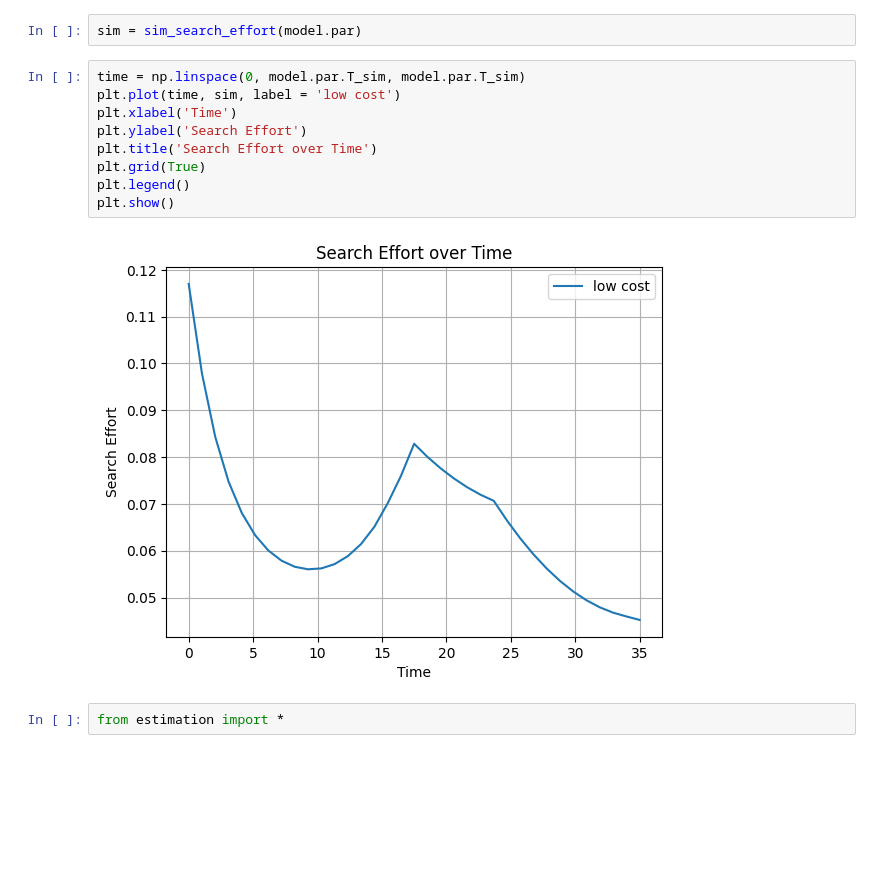
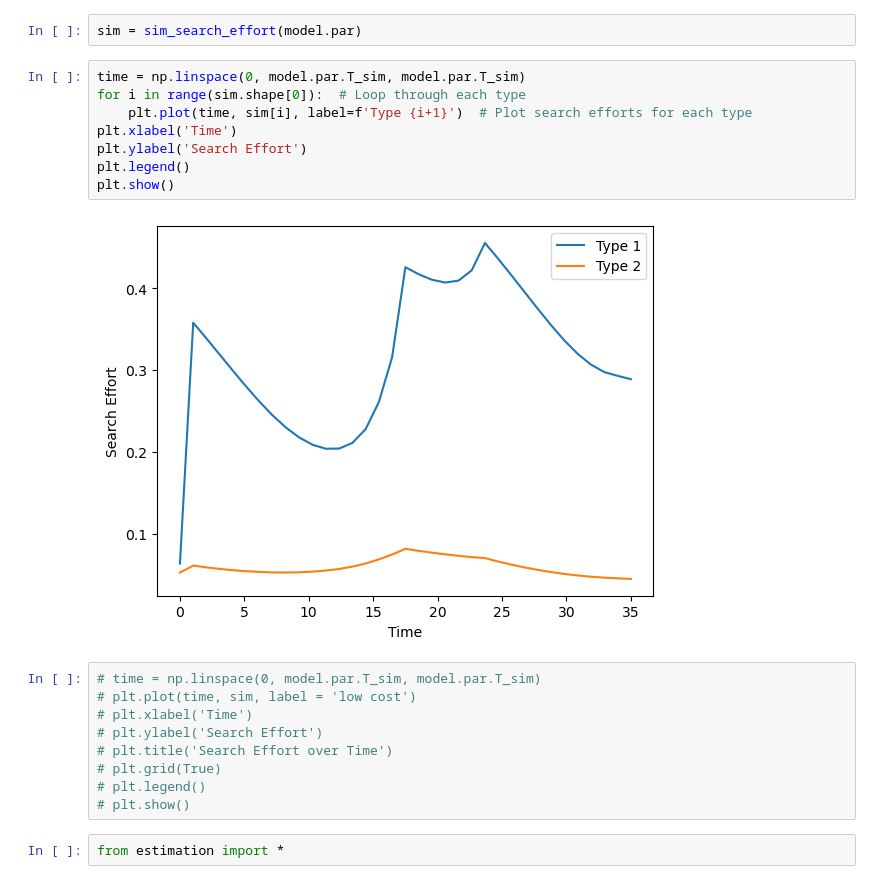
Before and after one commit to qrn838/Dynamic-programming-project, a Jupyter notebook: 1. hand to mouth.ipynb, the cells around one changed output. Saved outputs shown, nothing was run; the diff lists cells and outputs as text; blank space fills up the shorter version.

Commit message:
sim_types_notdone

```diff
--- a/1. hand to mouth.ipynb
+++ b/1. hand to mouth.ipynb
@@ -39,16 +44,24 @@ plt.show()
 # %%
 sim = sim_search_effort(model.par)
+# %%
+time = np.linspace(0, model.par.T_sim, model.par.T_sim)
+for i in range(sim.shape[0]):  # Loop through each type
+    plt.plot(time, sim[i], label=f'Type {i+1}')  # Plot search efforts for each type
+plt.xlabel('Time')
+plt.ylabel('Search Effort')
+plt.legend()
+plt.show()
+# %% [output]
+[figure, added]
 # %%
-time = np.linspace(0, model.par.T_sim, model.par.T_sim)
-plt.plot(time, sim, label = 'low cost')
-plt.xlabel('Time')
-plt.ylabel('Search Effort')
-plt.title('Search Effort over Time')
-plt.grid(True)
-plt.legend()
-plt.show()
+# time = np.linspace(0, model.par.T_sim, model.par.T_sim)
+# plt.plot(time, sim, label = 'low cost')
+# plt.xlabel('Time')
+# plt.ylabel('Search Effort')
+# plt.title('Search Effort over Time')
+# plt.grid(True)
+# plt.legend()
+# plt.show()
-# %% [output]
-[figure, removed]
 # %%
 from estimation import *
 # %%
```
Also changed, not shown: parts of 7 cells of this notebook, 5 other files.
